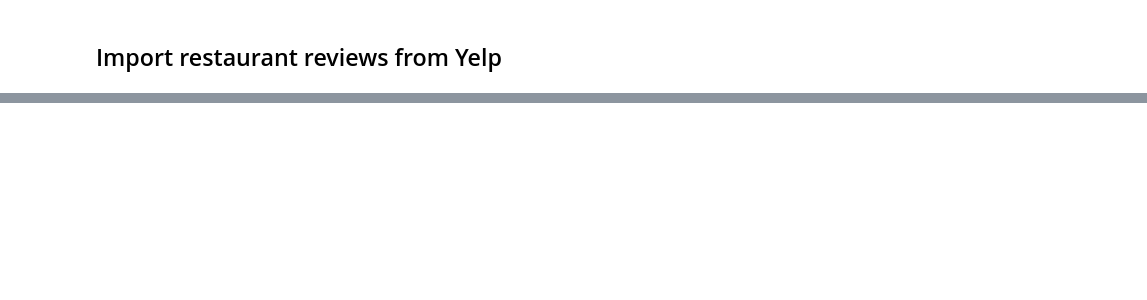
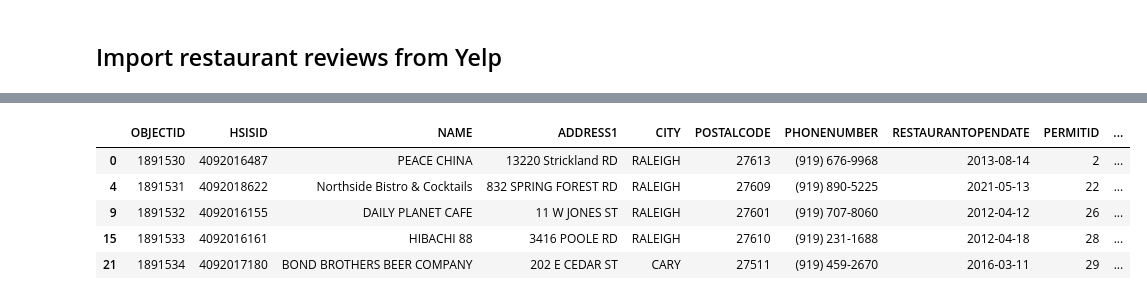
Before and after one commit to shyamal-anadkat/wake-county-food-inspections-analysis, a Jupyter notebook: YelpReviewData.ipynb, the cells around one changed output, grey strips where cells are left out. Drawn from its saved outputs; the diff is of its cells as text; code cells hidden in the pictures; blank space fills up the shorter version.

```diff
--- a/YelpReviewData.ipynb
+++ b/YelpReviewData.ipynb
@@ -85,3 +85,7 @@ df.head()
 | 2 | 5uqPQHZdsIJXwqftNlxXGg | red-pepper-asian-raleigh | Red Pepper Asian | https://s3-media3.fl.yelpcdn.com/... | False | https://www.yelp.com/biz/red-pepp... | 312 | [{'alias': 'malaysian', 'title': ... | 4.5 | ... |
 | 3 | c2Bfa3y0VKumU1KfvKdYfw | davids-dumpling-and-noodle-bar-ra... | David's Dumpling & Noodle Bar | https://s3-media2.fl.yelpcdn.com/... | False | https://www.yelp.com/biz/davids-d... | 561 | [{'alias': 'asianfusion', 'title'... | 4.0 | ... |
 | 4 | Rfd6nEKNlLYPUZwDkUU07Q | red-dragon-chinese-restaurant-ral... | Red Dragon Chinese Restaurant | https://s3-media2.fl.yelpcdn.com/... | False | https://www.yelp.com/biz/red-drag... | 107 | [{'alias': 'chinese', 'title': 'C... | 3.5 | ... |
+# %%
+#read in yelp and restaurant data
+yelpreview_df = pd.read_csv('yelpdataraw.csv')
+restaurantyelp_df = pd.read_csv('restaurants_yelp.csv')
@@ -87,0 +131,4 @@ df.head()
+# %%
+#match data
+yelpmatch_phone = pd.merge(restaurantyelp_df, yelpreview_df, how='left', left_on='PHONENUMBER', right_on='display_phone')
+yelpmatch_phone.info()
@@ -87,0 +163,2 @@ df.head()
+# %%
+yelpmatch_phone.drop_duplicates(subset=['PHONENUMBER'], inplace=True)
@@ -87,0 +195,23 @@ df.head()
+# %%
+#drop columns
+yelpmatch_phone = yelpmatch_phone.drop('phone', axis=1)
+yelpmatch_phone = yelpmatch_phone.drop('display_phone', axis=1)
+yelpmatch_phone = yelpmatch_phone.drop('coordinates', axis=1)
+yelpmatch_phone = yelpmatch_phone.drop('transactions', axis=1)
+yelpmatch_phone = yelpmatch_phone.drop('location', axis=1)
+yelpmatch_phone = yelpmatch_phone.drop('distance', axis=1)
+yelpmatch_phone = yelpmatch_phone.drop('alias', axis=1)
+yelpmatch_phone = yelpmatch_phone.drop('name', axis=1)
+yelpmatch_phone = yelpmatch_phone.drop('image_url', axis=1)
+yelpmatch_phone = yelpmatch_phone.drop('is_closed', axis=1)
+yelpmatch_phone = yelpmatch_phone.drop('url', axis=1)
+yelpmatch_phone = yelpmatch_phone.drop('Unnamed: 0', axis=1)
+# %%
+yelpmatch_phone.head()
+# %% [output]
+|  | OBJECTID | HSISID | NAME | ADDRESS1 | CITY | POSTALCODE | PHONENUMBER | RESTAURANTOPENDATE | PERMITID | ... |
+| 0 | 1891530 | 4092016487 | PEACE CHINA | 13220 Strickland RD | RALEIGH | 27613 | (919) 676-9968 | 2013-08-14 | 2 | ... |
+| 4 | 1891531 | 4092018622 | Northside Bistro & Cocktails | 832 SPRING FOREST RD | RALEIGH | 27609 | (919) 890-5225 | 2021-05-13 | 22 | ... |
+| 9 | 1891532 | 4092016155 | DAILY PLANET CAFE | 11 W JONES ST | RALEIGH | 27601 | (919) 707-8060 | 2012-04-12 | 26 | ... |
+| 15 | 1891533 | 4092016161 | HIBACHI 88 | 3416 POOLE RD | RALEIGH | 27610 | (919) 231-1688 | 2012-04-18 | 28 | ... |
+| 21 | 1891534 | 4092017180 | BOND BROTHERS BEER COMPANY | 202 E CEDAR ST | CARY | 27511 | (919) 459-2670 | 2016-03-11 | 29 | ... |
```
Also changed, not shown: parts of 7 cells of this notebook, 3 other files.
